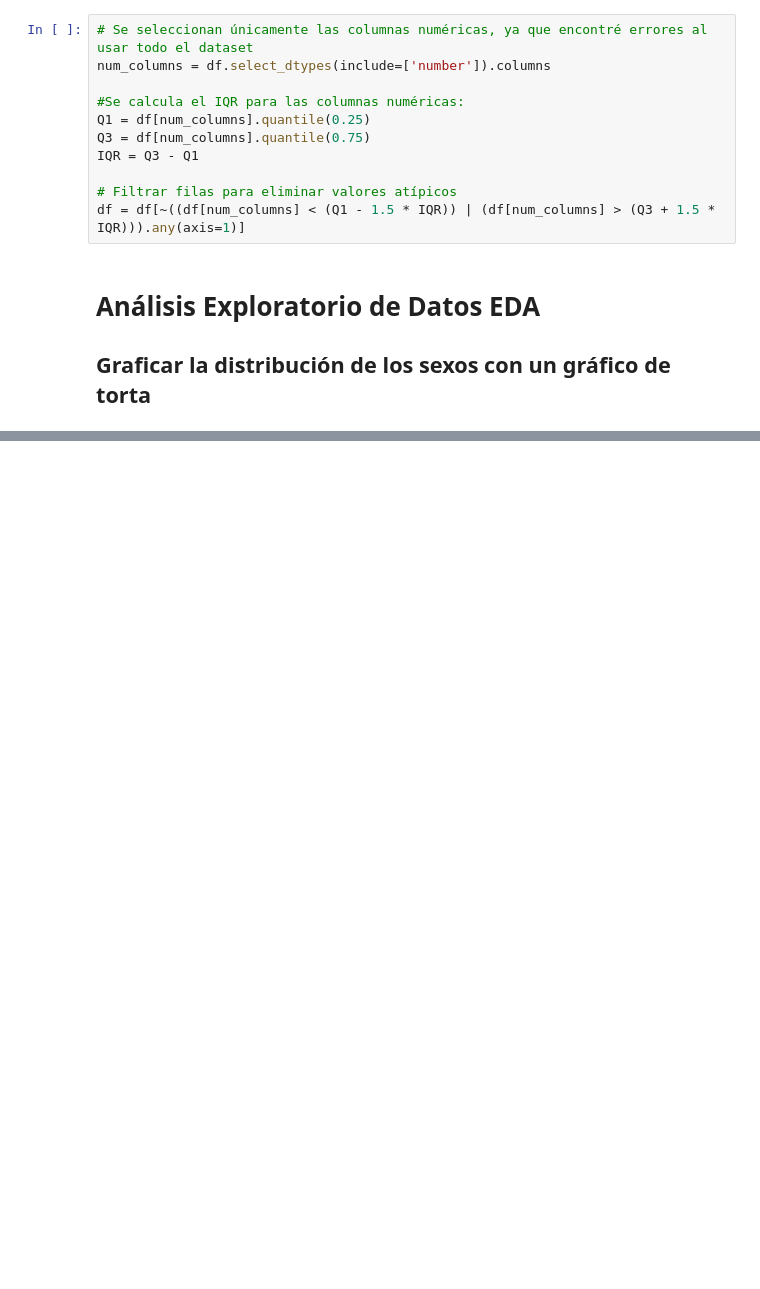
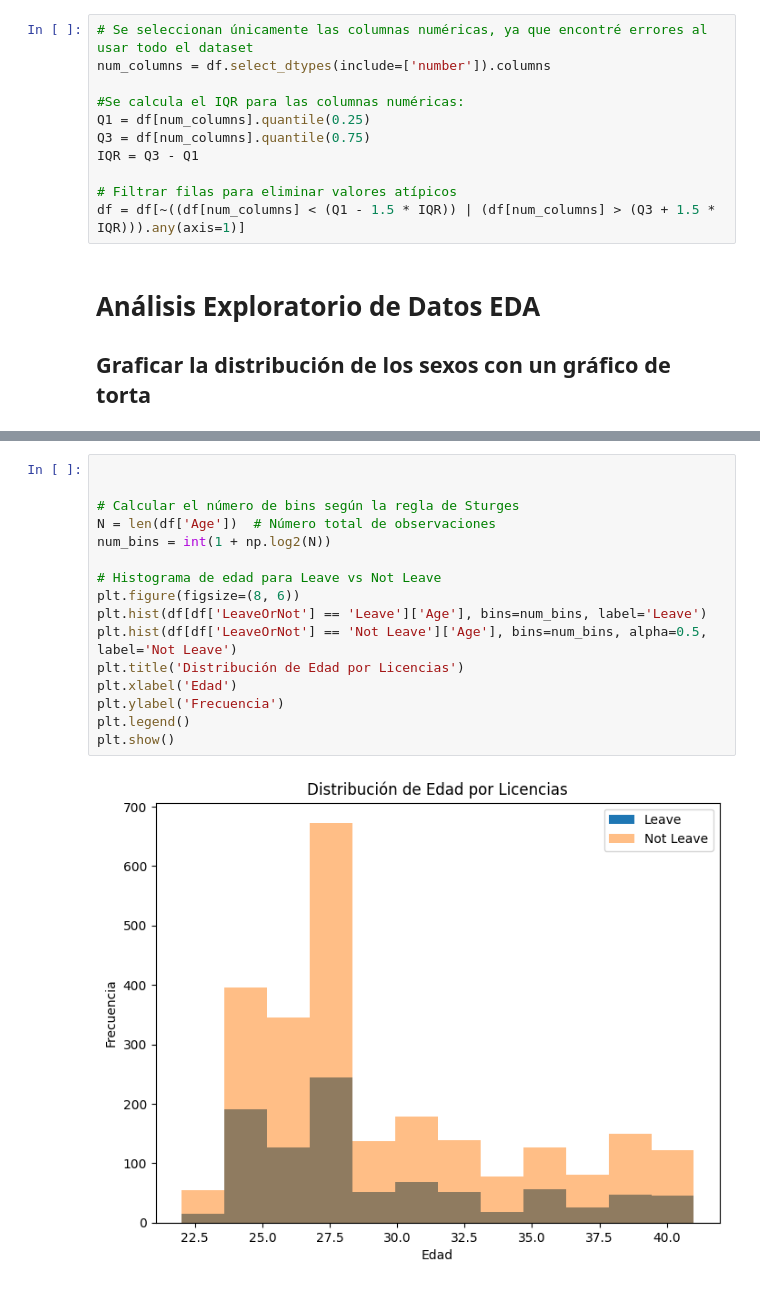
Before and after one commit to andreajhdez/Analisis_y_Prediccion_Datos_Empleados, a Jupyter notebook: procesamientodatos.ipynb, the cells around one changed output, grey strips where cells are left out. Saved outputs shown, nothing was run; the diff lists cells and outputs as text; blank space fills up the shorter version.

```diff
--- a/procesamientodatos.ipynb
+++ b/procesamientodatos.ipynb
@@ -68,0 +124,18 @@ df = df[~((df[num_columns] < (Q1 - 1.5 * IQR)) | (df[num_columns] > (Q3 + 1.5 *
+# %%
+
+
+# Calcular el número de bins según la regla de Sturges
+N = len(df['Age'])  # Número total de observaciones
+num_bins = int(1 + np.log2(N))
+
+# Histograma de edad para Leave vs Not Leave
+plt.figure(figsize=(8, 6))
+plt.hist(df[df['LeaveOrNot'] == 'Leave']['Age'], bins=num_bins, label='Leave')
+plt.hist(df[df['LeaveOrNot'] == 'Not Leave']['Age'], bins=num_bins, alpha=0.5, label='Not Leave')
+plt.title('Distribución de Edad por Licencias')
+plt.xlabel('Edad')
+plt.ylabel('Frecuencia')
+plt.legend()
+plt.show()
+# %% [output]
+[figure, added]
```
Also changed, not shown: parts of 6 cells of this notebook.
